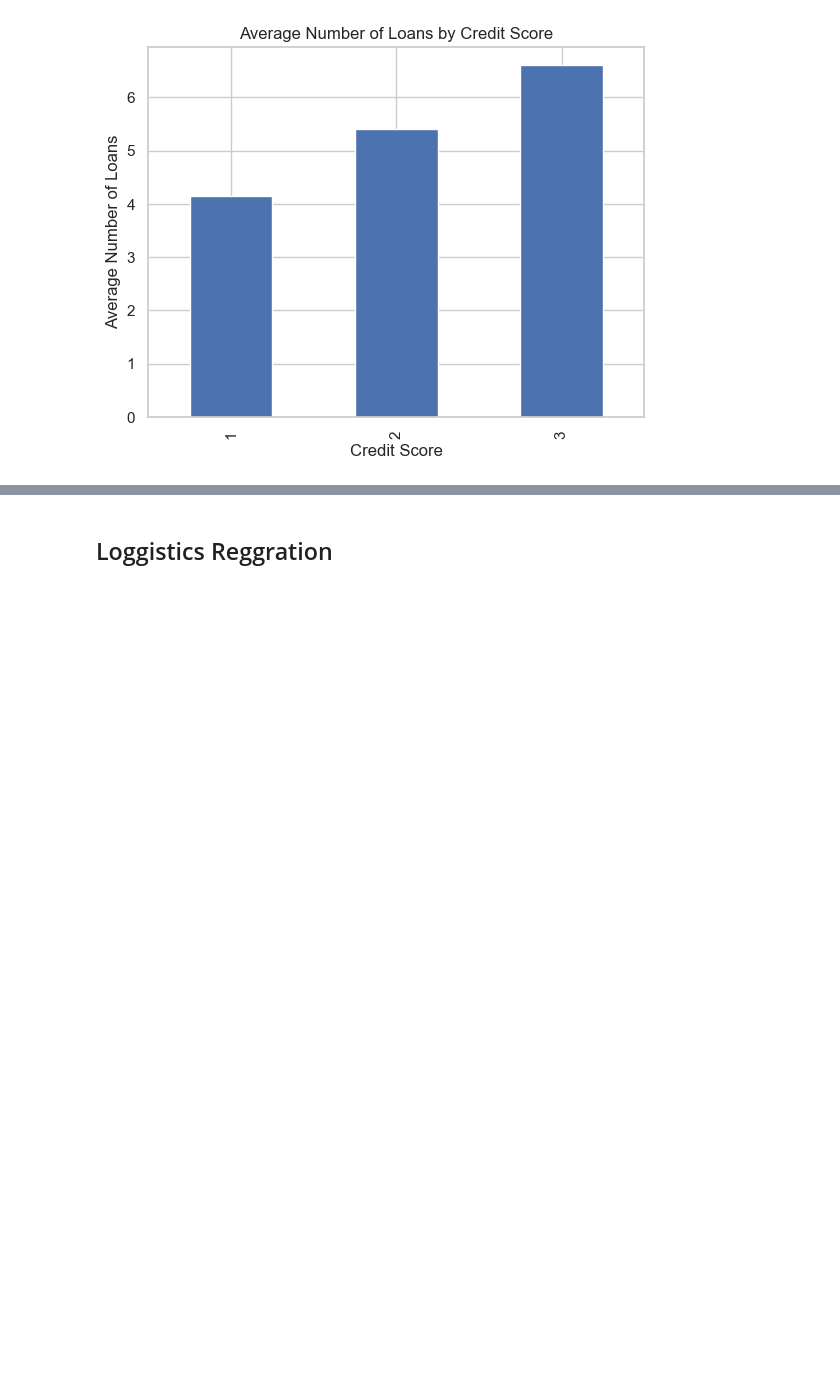
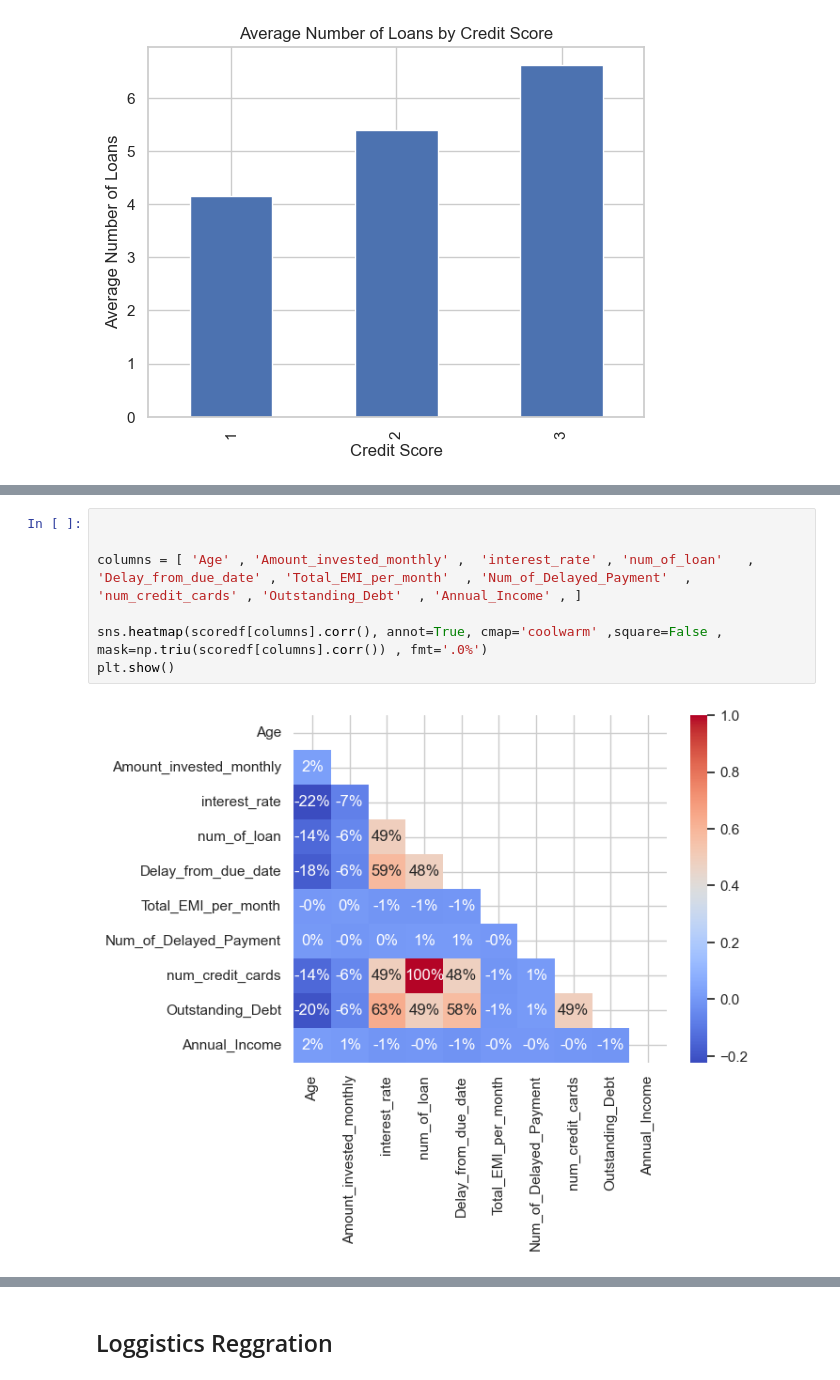
Before and after one commit to rodyrahi/creditscoreML, a Jupyter notebook: credit.ipynb, the cells around one changed output, grey strips where cells are left out. Drawn from its saved outputs; the diff is of its cells as text; blank space fills up the shorter version.

```diff
--- a/credit.ipynb
+++ b/credit.ipynb
@@ -232,0 +260,9 @@ plt.show()
+# %%
+
+
+columns = [ 'Age' , 'Amount_invested_monthly' ,  'interest_rate' , 'num_of_loan'   , 'Delay_from_due_date' , 'Total_EMI_per_month'  , 'Num_of_Delayed_Payment'  , 'num_credit_cards' , 'Outstanding_Debt'  , 'Annual_Income' , ]
+
+sns.heatmap(scoredf[columns].corr(), annot=True, cmap='coolwarm' ,square=False , mask=np.triu(scoredf[columns].corr()) , fmt='.0%')
+plt.show()
+# %% [output]
+[figure, added]
```
Also changed, not shown: parts of 50 cells of this notebook.
